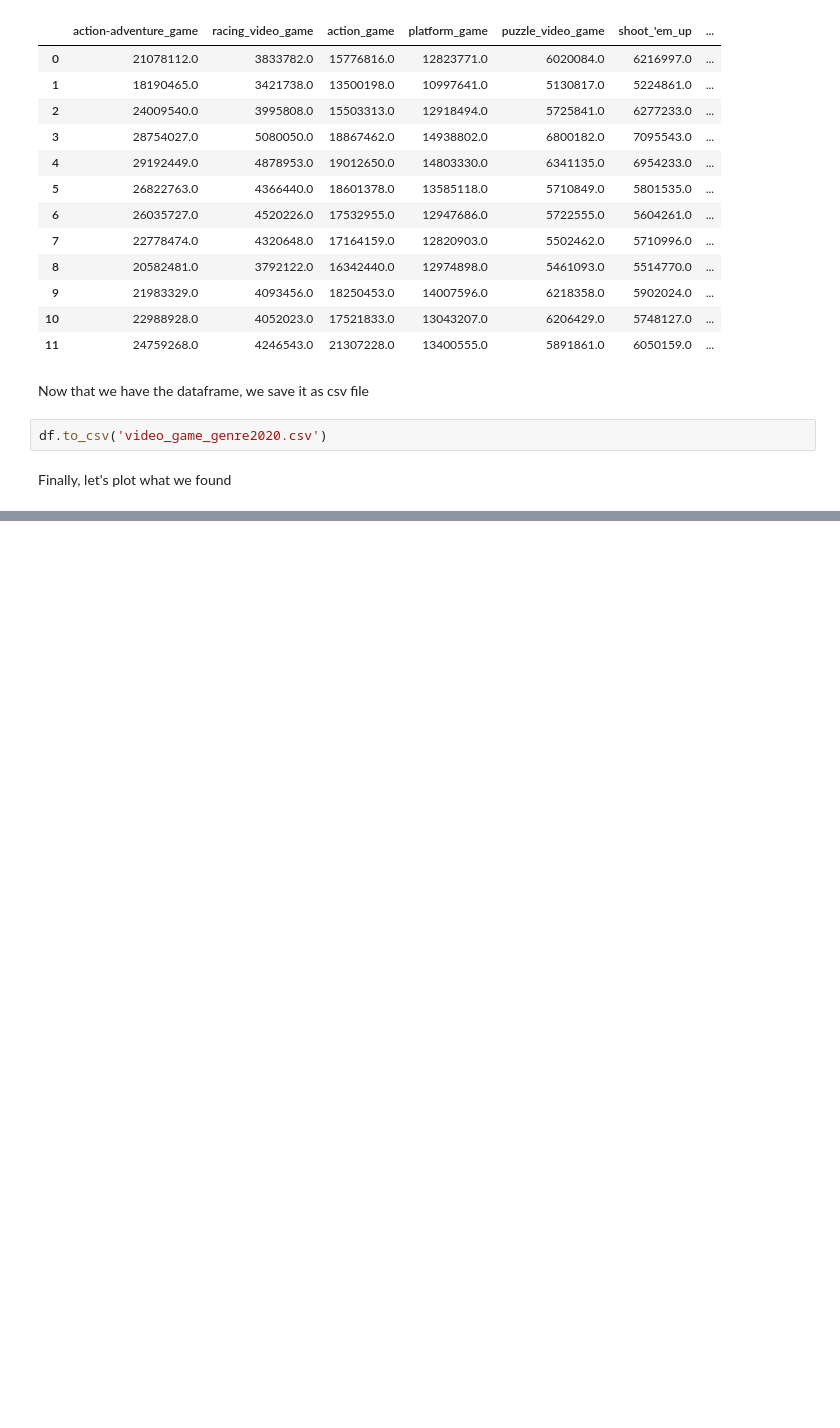
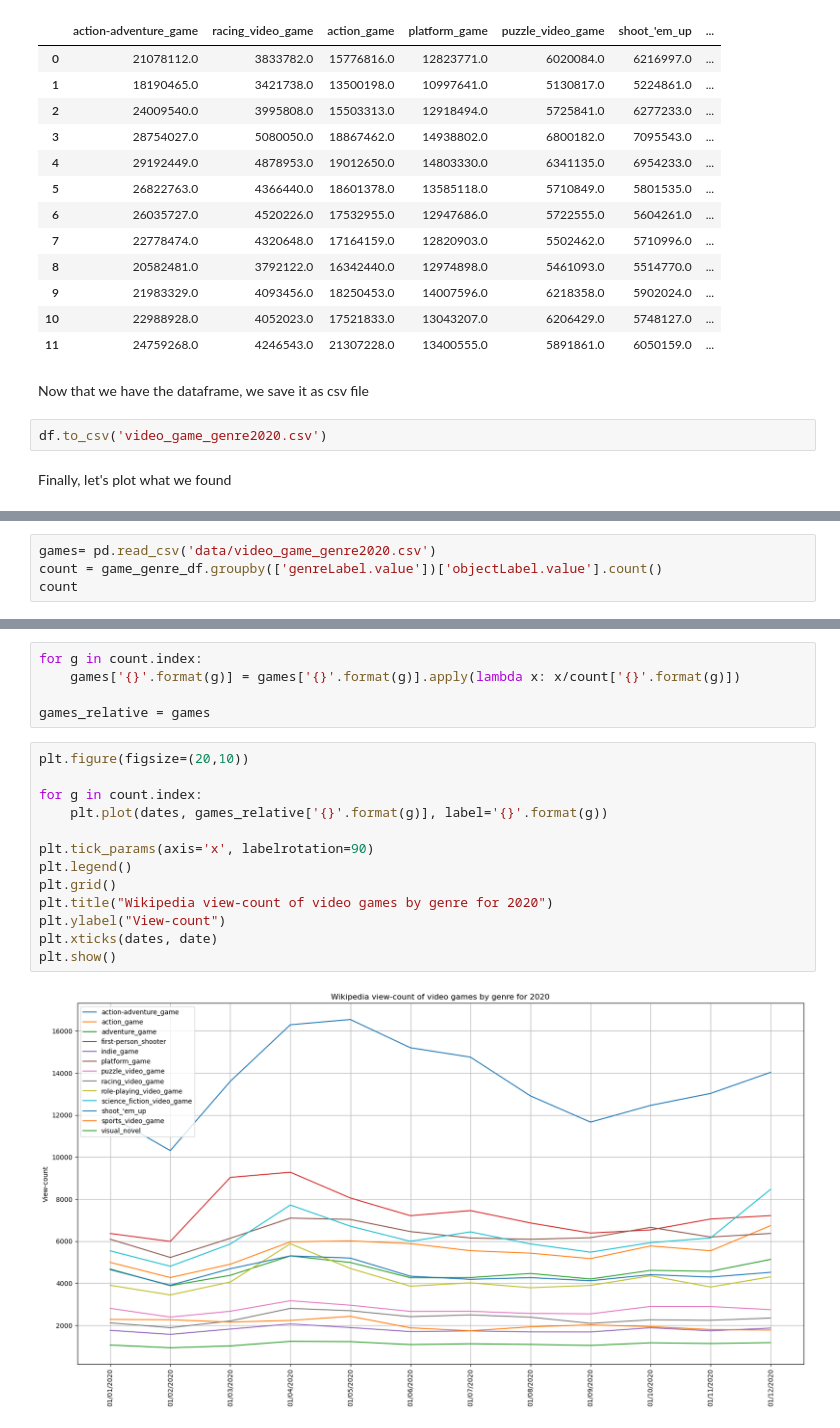
Before and after one commit to epfl-ada/ada-2022-project-teamjose, a Jupyter notebook: analyses/Video_games.ipynb, the cells around one changed output, grey strips where cells are left out. Drawn from its saved outputs; the diff is of its cells as text; blank space fills up the shorter version.

```diff
--- a/analyses/Video_games.ipynb
+++ b/analyses/Video_games.ipynb
@@ -276,0 +276,4 @@ plt.show()
+# %%
+games= pd.read_csv('data/video_game_genre2020.csv')
+count = game_genre_df.groupby(['genreLabel.value'])['objectLabel.value'].count()
+count
@@ -276,0 +296,20 @@ plt.show()
+# %%
+for g in count.index:
+    games['{}'.format(g)] = games['{}'.format(g)].apply(lambda x: x/count['{}'.format(g)])
+
+games_relative = games
+# %%
+plt.figure(figsize=(20,10))
+
+for g in count.index:
+    plt.plot(dates, games_relative['{}'.format(g)], label='{}'.format(g))
+
+plt.tick_params(axis='x', labelrotation=90)
+plt.legend()
+plt.grid()
+plt.title("Wikipedia view-count of video games by genre for 2020")
+plt.ylabel("View-count")
+plt.xticks(dates, date)
+plt.show()
+# %% [output]
+[figure, added]
```
Also changed, not shown: parts of 15 cells of this notebook, 1 other file.
